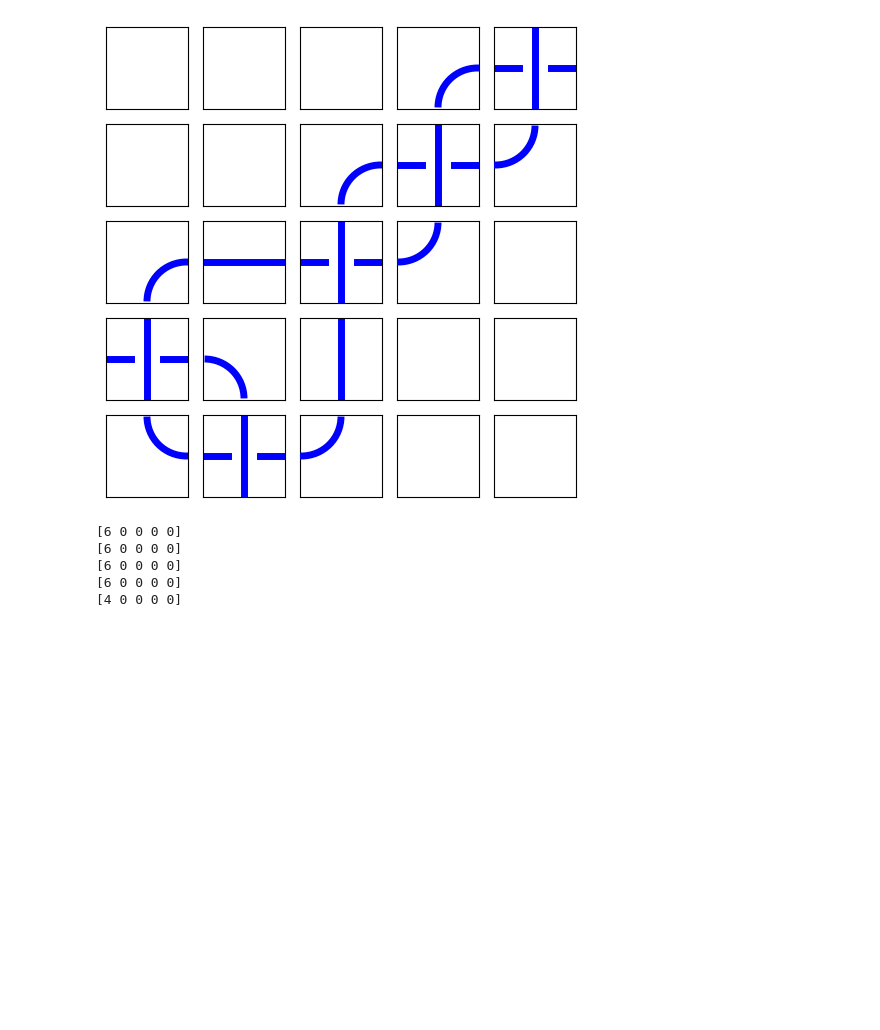
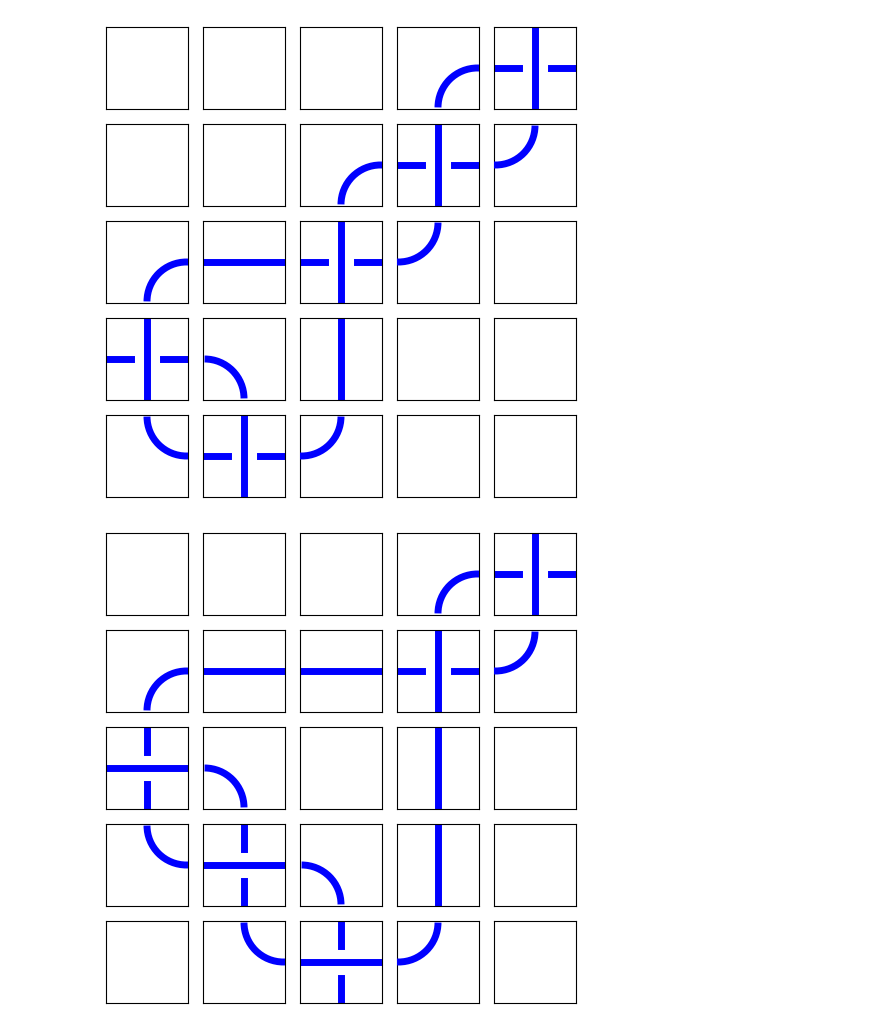
Before and after one commit to andrew-tawfeek/wild_knots, a Jupyter notebook: Notebook_Testing.ipynb, the cells around one changed output. Saved outputs shown, nothing was run; the diff lists cells and outputs as text; code cells hidden in the pictures; blank space fills up the shorter version.

Commit message:
tangle join fix

```diff
--- a/Notebook_Testing.ipynb
+++ b/Notebook_Testing.ipynb
@@ -116,11 +116,3 @@ def tangleConnector(n,m, direction):
         row = [0 for i in range(m)]
         matrix_data = [row for i in range(n-1)] + [[2] + [5 for i in range(m-1)]]
         return matrix(matrix_data)
-# %%
-tangleConnector(5, 5, 'bottom-right')
-# %% [output]
-[6 0 0 0 0]
-[6 0 0 0 0]
-[6 0 0 0 0]
-[6 0 0 0 0]
-[4 0 0 0 0]
@@ -126,0 +121,4 @@ tangleConnector(5, 5, 'bottom-right')
+# %%
+tangleJoin(2,-3).show()
+# %% [output]
+[figure, added]
```
Also changed, not shown: parts of 3 cells of this notebook, 1 other file.
